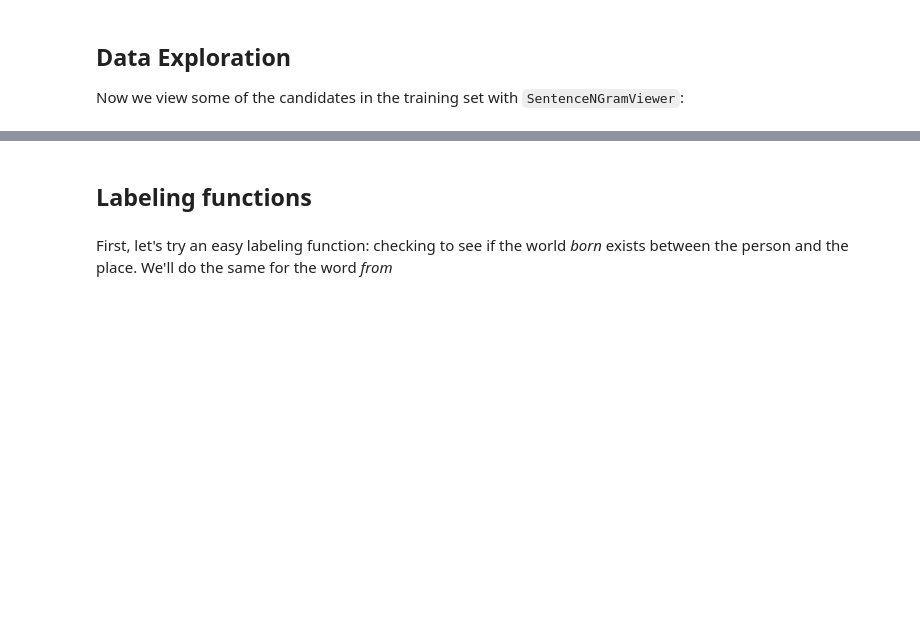
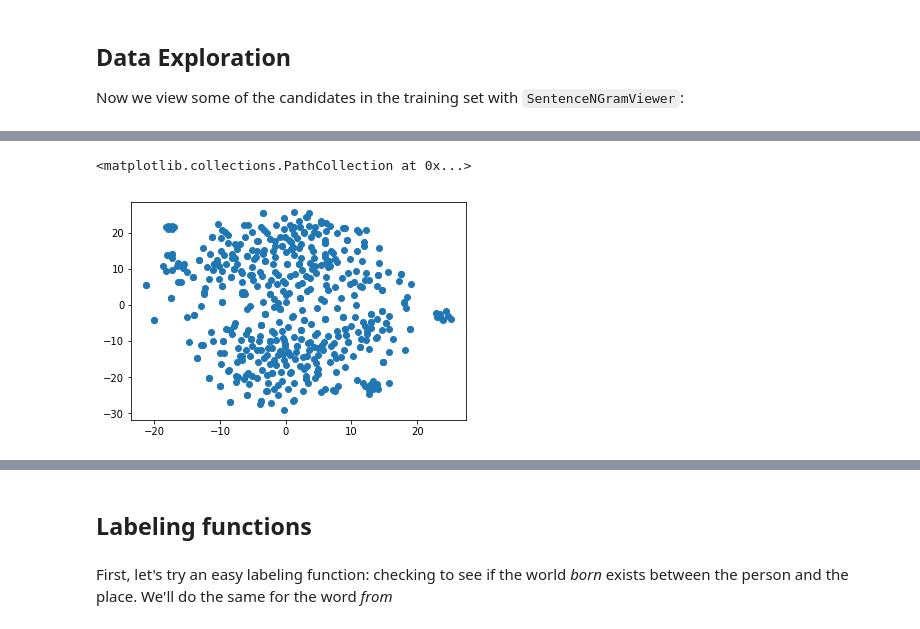
Before and after one commit to jayelm/snorkel, a Jupyter notebook: place_of_birth/place_of_birth.ipynb, the cells around one changed output, grey strips where cells are left out. Drawn from its saved outputs; the diff is of its cells as text; code cells hidden in the pictures; blank space fills up the shorter version.

```diff
--- a/place_of_birth/place_of_birth.ipynb
+++ b/place_of_birth/place_of_birth.ipynb
@@ -116,3 +218,18 @@ SentenceNgramViewer(train_cands[:500], session, n_per_page=1)
 # %% [output]
 [interactive output not drawn]
 [interactive output not drawn]
+# %%
+import spacy
+nlp = spacy.load('en_core_web_md')
+# %%
+a = [(nlp(x.get_parent().text), x) for x in train_cands_sample]
+random.shuffle(a)
+vecs, cands = zip(*a)
+vecs = np.array([x.vector for x in vecs])
+# %%
+from sklearn.decomposition import PCA
+vecs_short = PCA(50).fit_transform(vecs)
+# %%
+from sklearn.manifold import TSNE
+
+vecs_tsne = TSNE(n_components=2, verbose=1, perplexity=40, n_iter=1000).fit_transform(vecs_short)
@@ -118,0 +244,6 @@ SentenceNgramViewer(train_cands[:500], session, n_per_page=1)
+# %%
+import matplotlib.pyplot as plt
+plt.scatter(vecs_tsne[:, 0], vecs_tsne[:, 1])
+# %% [output]
+<matplotlib.collections.PathCollection at 0x...>
+[figure, added]
```
Also changed, not shown: parts of 52 cells of this notebook.
